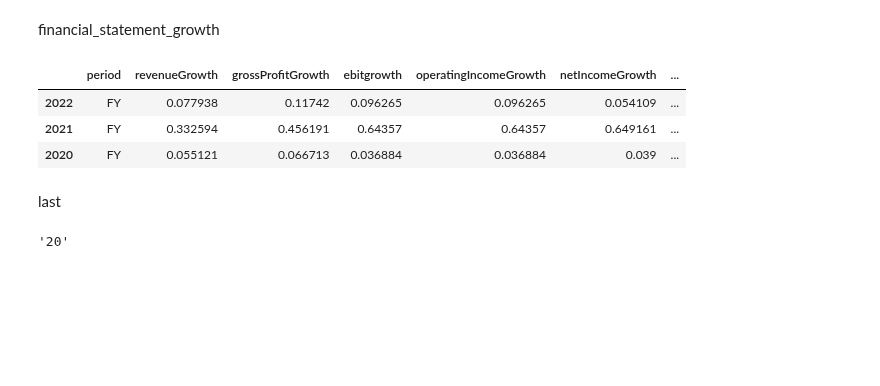
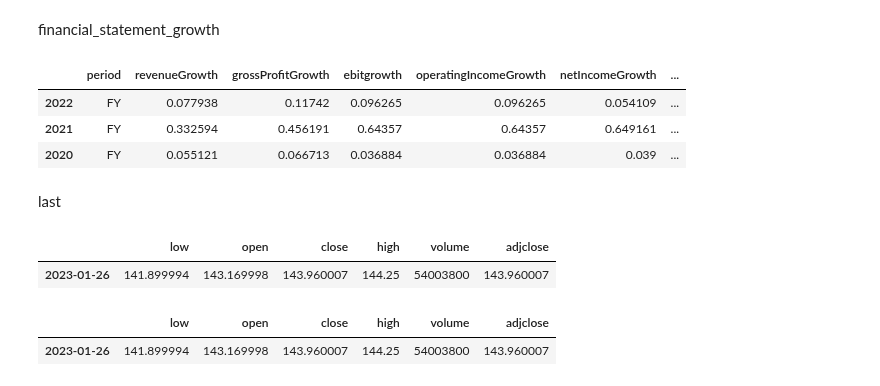
Before and after one commit to ChapnesAl/Tinkoff_Investment, a Jupyter notebook: lessons_and_tests/find_strs/fundamential/fa_all_function.ipynb, the cells around one changed output. Saved outputs shown, nothing was run; the diff lists cells and outputs as text; code cells hidden in the pictures; blank space fills up the shorter version.

```diff
--- a/lessons_and_tests/find_strs/fundamential/fa_all_function.ipynb
+++ b/lessons_and_tests/find_strs/fundamential/fa_all_function.ipynb
@@ -210,8 +210,14 @@ last
 # stock_data
 # stock_data_detailed
 #
-# %%
-s_date = '2000'
-s_date[0:2]
-# %% [output]
-'20'
+# %%
+stock_data
+# %% [output]
+|  | low | open | close | high | volume | adjclose |
+| 2023-01-26 | 141.899994 | 143.169998 | 143.960007 | 144.25 | 54003800 | 143.960007 |
+# %%
+stock_data = fa.stock_data(ticker, api_key)
+stock_data
+# %% [output]
+|  | low | open | close | high | volume | adjclose |
+| 2023-01-26 | 141.899994 | 143.169998 | 143.960007 | 144.25 | 54003800 | 143.960007 |
```
Also changed, not shown: parts of 7 cells of this notebook, 1 other file.
